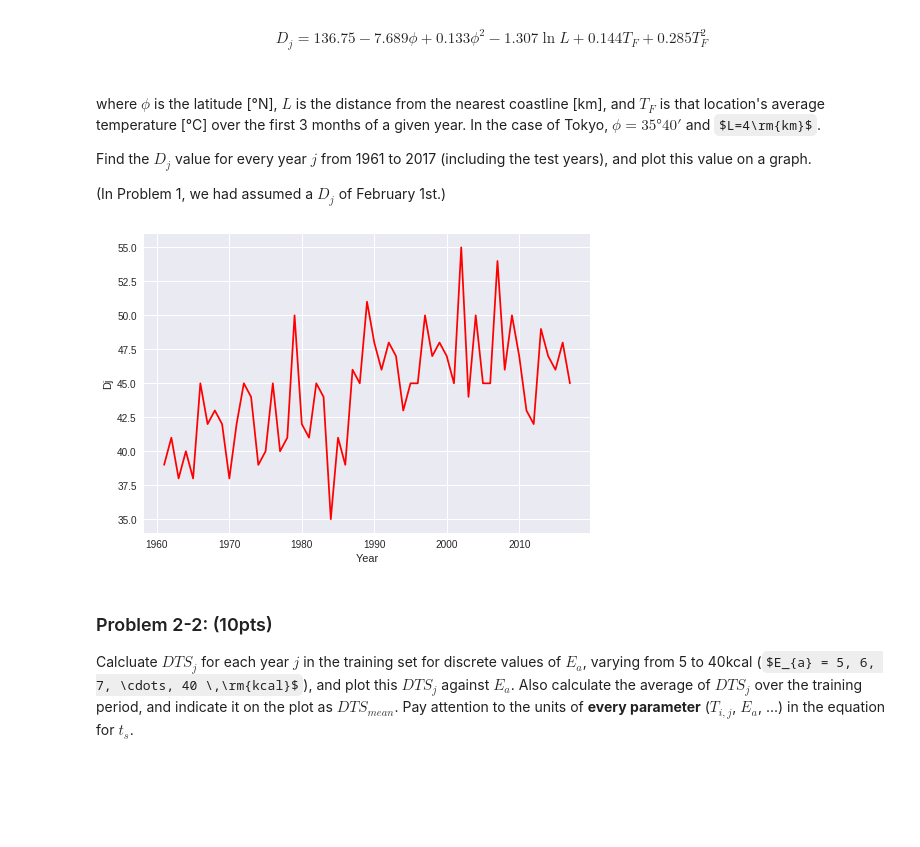
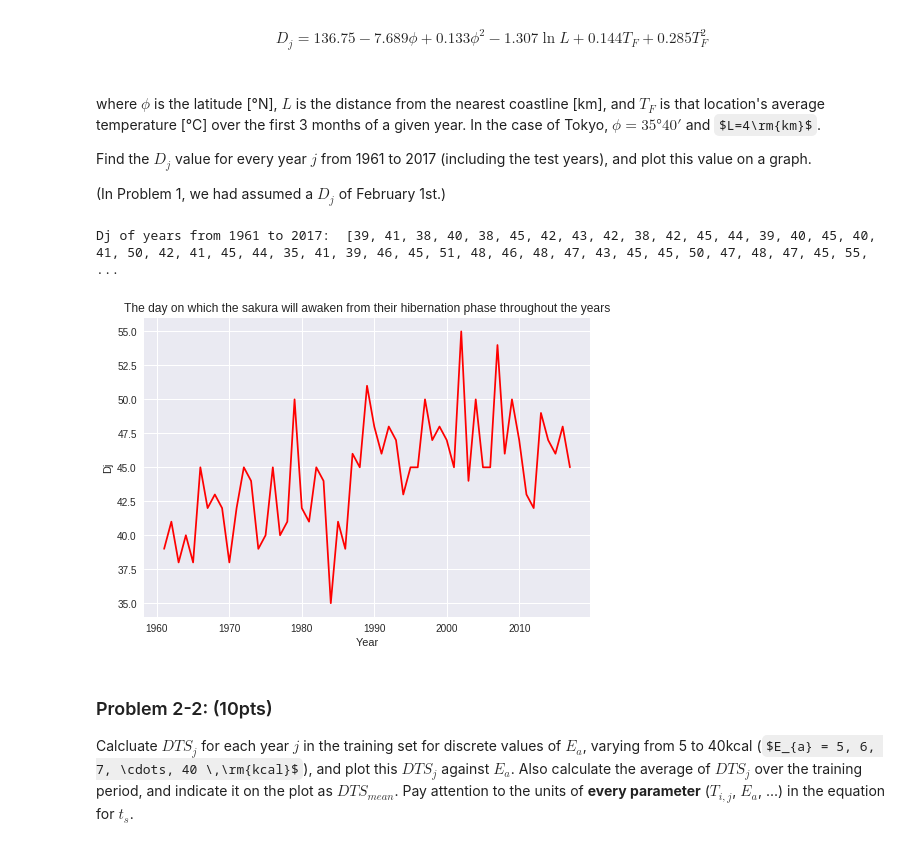
Before and after one commit to hoangloc0402/sakura-blossom, a Jupyter notebook: Exam(ENG).ipynb, the cells around one changed output. Saved outputs shown, nothing was run; the diff lists cells and outputs as text; code cells hidden in the pictures; some formulas as TeX source; blank space fills up the shorter version.

Commit message:
finish problem 2

```diff
--- a/Exam(ENG).ipynb
+++ b/Exam(ENG).ipynb
@@ -216,10 +235,10 @@ class predictor_600_degree_rule():
 ### Problem 1-1: (5pts)
 From here-on, we refer to the bloom-date in a given year $j$ as $BD_{j}$. For each year in the training data, calculate the accumulated daily maximum temperature from February 1st to the actual bloom-date $BD_{j}$, and plot this accumulated value over the training period. Then, average this accumulated value as $T_{mean}$, and verify whether we should use 600$^\circ$C as a rule for Tokyo.
 # %%
-first_problem_predictor = predictor_600_degree_rule(df_tokyo)
-first_problem_predictor.fit(train_year)
+predictor_1st = predictor_600_degree_rule(df_tokyo)
+predictor_1st.fit(training_years)
 
-print('T_mean for the training data is: ', first_problem_predictor.get_T_mean())
+print('T_mean for the training data is: ', predictor_1st.get_T_mean())
 # %% [output]
 T_mean for the training data is:  638.3557692307693
 # %%
@@ -351,6 +356,6 @@ PHI = 35 + 40/60
 PHI2 = np.power(PHI,2)
 L = 4
 lnL = np.log(L)
-T_s = 17
+T_s = 290.15
 R = 8.314
 # %%
@@ -468,3 +503,7 @@ class predictor_linear_reg_model():
+# %%
+#Create model for problem 2 and fit training data into it
+predictor_2rd = predictor_linear_reg_model(df_tokyo)
+predictor_2rd.fit(training_years)
 # %% [markdown]
 ### Problem 2-1: (5pts)
 According to Hayashi et al. (2012), the day on which the sakura will awaken from their hibernation phase, $D_{j}$, for a given location, can be approximated by the following equation:
@@ -483,18 +520,18 @@ second_problem_predictor = predictor_linear_reg_model(df_tokyo)
 # %%
-D_j_dict = dict()
-D_j_list = list()
-
-for year in range(1961, 2018):
-    Dj = second_problem_predictor.get_Dj(year)
-    D_j_dict[year] = Dj
-    D_j_list.append(Dj)
+D_j = list()
+for year in range(1961,2018):
+  D_j.append(predictor_2rd.get_Dj(year))
+print('Dj of years from 1961 to 2017: ', D_j)
+# %% [output]
+Dj of years from 1961 to 2017:  [39, 41, 38, 40, 38, 45, 42, 43, 42, 38, 42, 45, 44, 39, 40, 45, 40, 41, 50, 42, 41, 45, 44, 35, 41, 39, 46, 45, 51, 48, 46, 48, 47, 43, 45, 45, 50, 47, 48, 47, 45, 55, ...
 # %%
-plt.plot(range(1961, 2018), D_j_list, "r-")
+plt.plot(range(1961, 2018), D_j, "r-")
 plt.xlabel('Year')
 plt.ylabel('Dj')
+plt.title('The day on which the sakura will awaken from their hibernation phase throughout the years')
 plt.show()
 # %% [output]
-[figure, old version]
+[figure, new version]
 # %% [markdown]
 ### Problem 2-2: (10pts)
 Calcluate $DTS_j$ for each year $j$ in the training set for discrete values of $E_{a}$, varying from 5 to 40kcal ($E_{a} = 5, 6, 7, \cdots, 40 \,\rm{kcal}$), and plot this $DTS_j$ against $E_{a}$. Also calculate the average of $DTS_{j}$ over the training period, and indicate it on the plot as $DTS_{mean}$. Pay attention to the units of **every parameter** ($T_{i,j}$, $E_{a}$, ...) in the equation for $t_{s}$.
```
Also changed, not shown: parts of 35 cells of this notebook.
